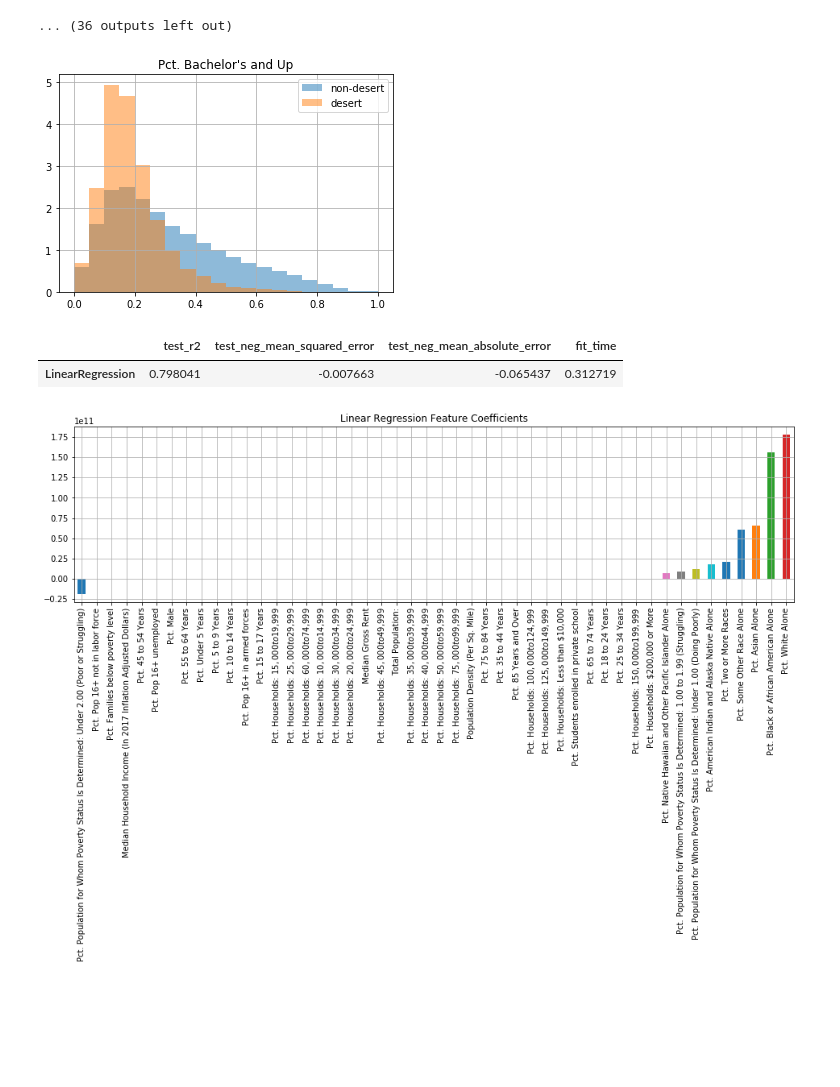
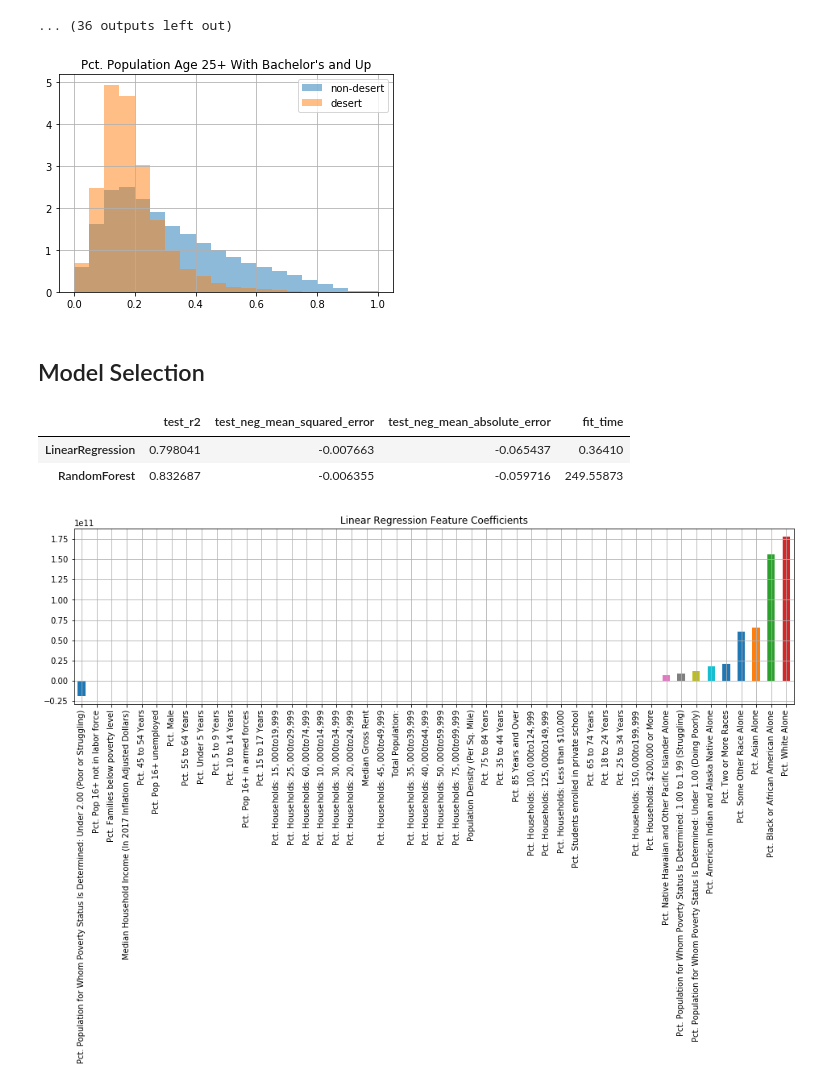
Before and after one commit to lucashu1/education-deserts, a Jupyter notebook: college-grads-regression.ipynb, the cells around one changed output. Saved outputs shown, nothing was run; the diff lists cells and outputs as text; code cells hidden in the pictures; blank space fills up the shorter version.

```diff
--- a/college-grads-regression.ipynb
+++ b/college-grads-regression.ipynb
@@ -117,13 +119,15 @@ for feat in X_nondesert.columns:
 # %%
 # Label histogram
 plt.hist(y_nondesert, bins=20, density=True, alpha=0.5, label='non-desert')
 plt.hist(y_desert, bins=20, density=True, alpha=0.5, label='desert')
 plt.legend(loc='best')
 plt.grid()
-plt.title("Pct. Bachelor's and Up")
+plt.title("Pct. Population Age 25+ With Bachelor's and Up")
 plt.show()
 # %% [output]
-[figure, old version]
+[figure, new version]
+# %% [markdown]
+## Model Selection
 # %%
 # Ignore imblearn UserWarning
 import warnings
@@ -153,7 +157,7 @@ models = {
     'LinearRegression': make_pipeline(StandardScaler(), LinearRegression()),
 #     'PolyRegression': make_pipeline(StandardScaler(), PolynomialFeatures(degree=2), LinearRegression()),
 #     'SVR': make_pipeline(StandardScaler(), SVR(kernel='rbf')),
-#     'RandomForest': make_pipeline(StandardScaler(), RandomForestRegressor(n_estimators=100)),
+    'RandomForest': make_pipeline(StandardScaler(), RandomForestRegressor(n_estimators=100)),
 #     'MLP': make_pipeline(StandardScaler(), MLPRegressor()),
 #     'GaussianProcess': imblearn.pipeline.make_pipeline(StandardScaler(), FunctionSampler(subsample), GaussianProcessRegressor())
 }
@@ -178,7 +182,8 @@ results_df = pd.DataFrame.from_dict(pd_results, orient='index')
 results_df
 # %% [output]
 |  | test_r2 | test_neg_mean_squared_error | test_neg_mean_absolute_error | fit_time |
-| LinearRegression | 0.798041 | -0.007663 | -0.065437 | 0.312719 |
+| LinearRegression | 0.798041 | -0.007663 | -0.065437 | 0.36410 |
+| RandomForest | 0.832687 | -0.006355 | -0.059716 | 249.55873 |
 # %%
 # Linear Regression Feature Coefficients
 import matplotlib.pyplot as plt
```
Also changed, not shown: parts of 12 cells of this notebook.
